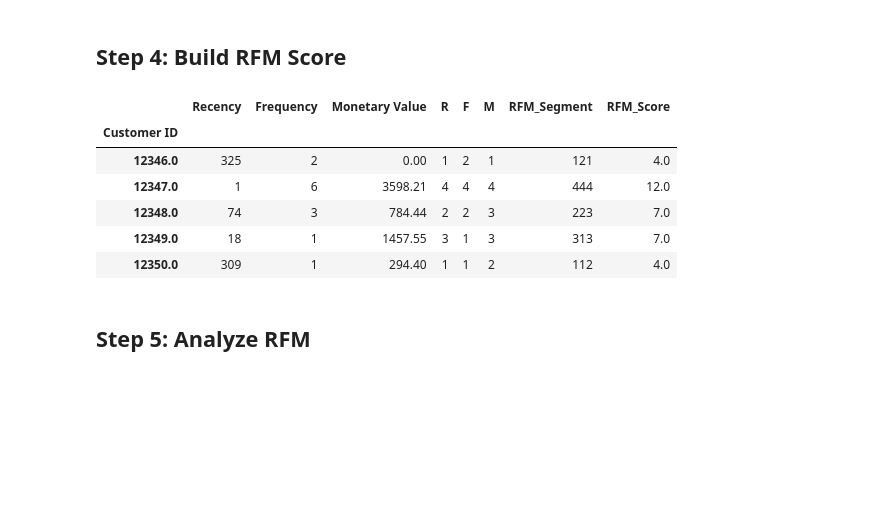
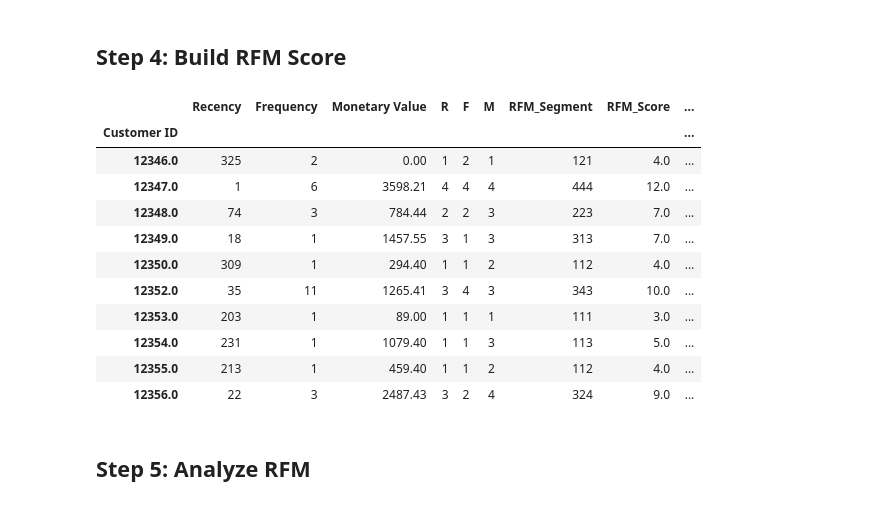
Before and after one commit to k-bosko/RFM_analysis, a Jupyter notebook: RFM_analysis.ipynb, the cells around one changed output. Saved outputs shown, nothing was run; the diff lists cells and outputs as text; code cells hidden in the pictures; blank space fills up the shorter version.

```diff
--- a/RFM_analysis.ipynb
+++ b/RFM_analysis.ipynb
@@ -269,15 +269,20 @@ rfm['RFM_Segment'] = rfm.apply(join_rfm, axis=1)
 # %%
 rfm['RFM_Score'] = rfm[['R', 'F', 'M']].sum(axis=1)
 # %%
-rfm.head()
+rfm.head(10)
 # %% [output]
-|  | Recency | Frequency | Monetary Value | R | F | M | RFM_Segment | RFM_Score |
-| Customer ID |  |  |  |  |  |  |  |  |
-| 12346.0 | 325 | 2 | 0.00 | 1 | 2 | 1 | 121 | 4.0 |
-| 12347.0 | 1 | 6 | 3598.21 | 4 | 4 | 4 | 444 | 12.0 |
-| 12348.0 | 74 | 3 | 784.44 | 2 | 2 | 3 | 223 | 7.0 |
-| 12349.0 | 18 | 1 | 1457.55 | 3 | 1 | 3 | 313 | 7.0 |
-| 12350.0 | 309 | 1 | 294.40 | 1 | 1 | 2 | 112 | 4.0 |
+|  | Recency | Frequency | Monetary Value | R | F | M | RFM_Segment | RFM_Score | ... |
+| Customer ID |  |  |  |  |  |  |  |  | ... |
+| 12346.0 | 325 | 2 | 0.00 | 1 | 2 | 1 | 121 | 4.0 | ... |
+| 12347.0 | 1 | 6 | 3598.21 | 4 | 4 | 4 | 444 | 12.0 | ... |
+| 12348.0 | 74 | 3 | 784.44 | 2 | 2 | 3 | 223 | 7.0 | ... |
+| 12349.0 | 18 | 1 | 1457.55 | 3 | 1 | 3 | 313 | 7.0 | ... |
+| 12350.0 | 309 | 1 | 294.40 | 1 | 1 | 2 | 112 | 4.0 | ... |
+| 12352.0 | 35 | 11 | 1265.41 | 3 | 4 | 3 | 343 | 10.0 | ... |
+| 12353.0 | 203 | 1 | 89.00 | 1 | 1 | 1 | 111 | 3.0 | ... |
+| 12354.0 | 231 | 1 | 1079.40 | 1 | 1 | 3 | 113 | 5.0 | ... |
+| 12355.0 | 213 | 1 | 459.40 | 1 | 1 | 2 | 112 | 4.0 | ... |
+| 12356.0 | 22 | 3 | 2487.43 | 3 | 2 | 4 | 324 | 9.0 | ... |
 # %% [markdown]
 ## Step 5: Analyze RFM
 # %% [markdown]
```
Also changed, not shown: 1 other file.
